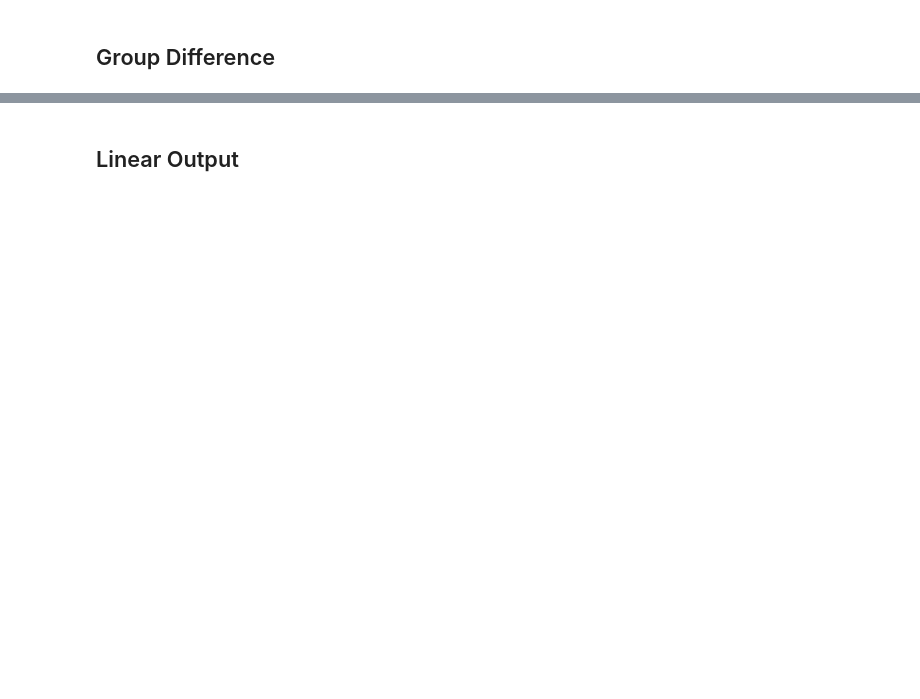
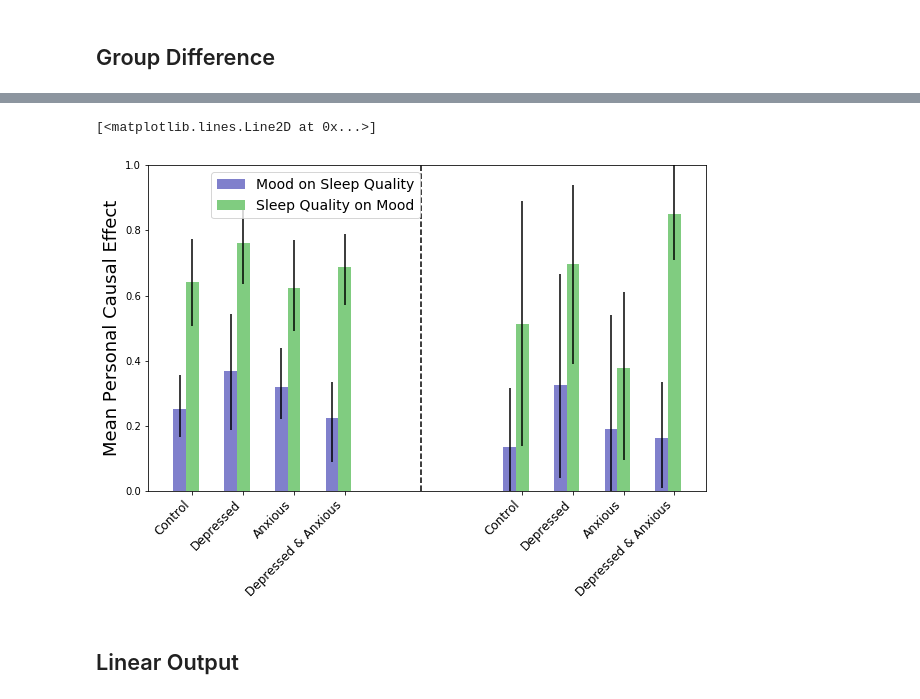
Before and after one commit to striantafillou/causality, a Jupyter notebook: run_psm_lags_groups.ipynb, the cells around one changed output, grey strips where cells are left out. Drawn from its saved outputs; the diff is of its cells as text; code cells hidden in the pictures; blank space fills up the shorter version.

Commit message:
group differences

```diff
--- a/run_psm_lags_groups.ipynb
+++ b/run_psm_lags_groups.ipynb
@@ -11,12 +11,12 @@ with open('data.dat','rb') as f:
 f.close()
 
 # read assessments
-with open('../CS120/Assessment/assessment.dat', 'rb') as f:
+with open('assessment.dat', 'rb') as f:
     ass = pickle.load(f)
 f.close()
 
 # defining groups based on screening data (week 0)
-groups = ['depressed&anxious','anxious','depressed','control']
+groups = ['Depressed & Anxious','Anxious only','Depressed only','Control']
 indg = [np.array([],dtype=int) for i in range(4)]
 for i in range(len(data)):
     ind = np.where(subjects[i]==ass['ID'])[0][0]
@@ -122,58 +192,63 @@ t, p = sp.ttest_ind(es_m2s_um_mean[:,0],es_m2s_um_mean[:,1])
 # %%
 import matplotlib.pyplot as plt
 %matplotlib inline
 
+groups = ['Control', 'Depressed', 'Anxious', 'Depressed & Anxious']
+
 plt.figure(figsize=(10,6))
-yerrs = np.array([[np.mean(es_m2s_um_mean[:,0])-np.percentile(es_m2s_um_mean[:,0],2.5),\
+yerrs = np.array([[np.mean(es_m2s_um_mean[:,3])-np.percentile(es_m2s_um_mean[:,3],2.5),\
+                   np.mean(es_m2s_um_mean[:,2])-np.percentile(es_m2s_um_mean[:,2],2.5),\
                    np.mean(es_m2s_um_mean[:,1])-np.percentile(es_m2s_um_mean[:,1],2.5),\
-                   np.mean(es_m2s_um_mean[:,2])-np.percentile(es_m2s_um_mean[:,2],2.5),\
-                   np.mean(es_m2s_um_mean[:,3])-np.percentile(es_m2s_um_mean[:,3],2.5),\
-                   np.mean(es_m2s_mean[:,0])-np.percentile(es_m2s_mean[:,0],2.5),\
+                   np.mean(es_m2s_um_mean[:,0])-np.percentile(es_m2s_um_mean[:,0],2.5),\
+                   np.mean(es_m2s_mean[:,3])-np.percentile(es_m2s_mean[:,3],2.5),\
+                   np.mean(es_m2s_mean[:,2])-np.percentile(es_m2s_mean[:,2],2.5),\
                    np.mean(es_m2s_mean[:,1])-np.percentile(es_m2s_mean[:,1],2.5),\
-                   np.mean(es_m2s_mean[:,2])-np.percentile(es_m2s_mean[:,2],2.5),\
-                   np.mean(es_m2s_mean[:,3])-np.percentile(es_m2s_mean[:,3],2.5)],\
-    [-np.mean(es_m2s_um_mean[:,0])+np.percentile(es_m2s_um_mean[:,0],97.5),\
+                   np.mean(es_m2s_mean[:,0])-np.percentile(es_m2s_mean[:,0],2.5)],\
+                  [-np.mean(es_m2s_um_mean[:,3])+np.percentile(es_m2s_um_mean[:,3],97.5),\
+                   -np.mean(es_m2s_um_mean[:,2])+np.percentile(es_m2s_um_mean[:,2],97.5),\
                    -np.mean(es_m2s_um_mean[:,1])+np.percentile(es_m2s_um_mean[:,1],97.5),\
-                   -np.mean(es_m2s_um_mean[:,2])+np.percentile(es_m2s_um_mean[:,2],97.5),\
-                   -np.mean(es_m2s_um_mean[:,3])+np.percentile(es_m2s_um_mean[:,3],97.5),\
-                   -np.mean(es_m2s_mean[:,0])+np.percentile(es_m2s_mean[:,0],97.5),\
+                   -np.mean(es_m2s_um_mean[:,0])+np.percentile(es_m2s_um_mean[:,0],97.5),\
+                   -np.mean(es_m2s_mean[:,3])+np.percentile(es_m2s_mean[:,3],97.5),\
+                   -np.mean(es_m2s_mean[:,2])+np.percentile(es_m2s_mean[:,2],97.5),\
                    -np.mean(es_m2s_mean[:,1])+np.percentile(es_m2s_mean[:,1],97.5),\
-                   -np.mean(es_m2s_mean[:,2])+np.percentile(es_m2s_mean[:,2],97.5),\
-                   -np.mean(es_m2s_mean[:,3])+np.percentile(es_m2s_mean[:,3],97.5)]])
+                   -np.mean(es_m2s_mean[:,0])+np.percentile(es_m2s_mean[:,0],97.5)]])
 plt.bar([-4.75,-3.75,-2.75,-1.75,1.75,2.75,3.75,4.75],np.concatenate([np.mean(es_m2s_um_mean,axis=0),np.mean(es_m2s_mean,axis=0)],\
                                  axis=0).reshape([8,1]),yerr=yerrs, ecolor=(0,0,0),width=.25,color=(.5,.5,.8))
-yerrs = np.array([[np.mean(es_s2m_um_mean[:,0])-np.percentile(es_s2m_um_mean[:,0],2.5),\
+yerrs = np.array([[np.mean(es_s2m_um_mean[:,3])-np.percentile(es_s2m_um_mean[:,3],2.5),\
+                   np.mean(es_s2m_um_mean[:,2])-np.percentile(es_s2m_um_mean[:,2],2.5),\
                    np.mean(es_s2m_um_mean[:,1])-np.percentile(es_s2m_um_mean[:,1],2.5),\
-                   np.mean(es_s2m_um_mean[:,2])-np.percentile(es_s2m_um_mean[:,2],2.5),\
-                   np.mean(es_s2m_um_mean[:,3])-np.percentile(es_s2m_um_mean[:,3],2.5),\
-                   np.mean(es_s2m_mean[:,0])-np.percentile(es_s2m_mean[:,0],2.5),\
+                   np.mean(es_s2m_um_mean[:,0])-np.percentile(es_s2m_um_mean[:,0],2.5),\
+                   np.mean(es_s2m_mean[:,3])-np.percentile(es_s2m_mean[:,3],2.5),\
+                   np.mean(es_s2m_mean[:,2])-np.percentile(es_s2m_mean[:,2],2.5),\
                    np.mean(es_s2m_mean[:,1])-np.percentile(es_s2m_mean[:,1],2.5),\
-                   np.mean(es_s2m_mean[:,2])-np.percentile(es_s2m_mean[:,2],2.5),\
-                   np.mean(es_s2m_mean[:,3])-np.percentile(es_s2m_mean[:,3],2.5)],\
-    [-np.mean(es_s2m_um_mean[:,0])+np.percentile(es_s2m_um_mean[:,0],97.5),\
+                   np.mean(es_s2m_mean[:,0])-np.percentile(es_s2m_mean[:,0],2.5)],\
+                  [-np.mean(es_s2m_um_mean[:,3])+np.percentile(es_s2m_um_mean[:,3],97.5),\
+                   -np.mean(es_s2m_um_mean[:,2])+np.percentile(es_s2m_um_mean[:,2],97.5),\
                    -np.mean(es_s2m_um_mean[:,1])+np.percentile(es_s2m_um_mean[:,1],97.5),\
-                   -np.mean(es_s2m_um_mean[:,2])+np.percentile(es_s2m_um_mean[:,2],97.5),\
-                   -np.mean(es_s2m_um_mean[:,3])+np.percentile(es_s2m_um_mean[:,3],97.5),\
-                   -np.mean(es_s2m_mean[:,0])+np.percentile(es_s2m_mean[:,0],97.5),\
+                   -np.mean(es_s2m_um_mean[:,0])+np.percentile(es_s2m_um_mean[:,0],97.5),\
+                   -np.mean(es_s2m_mean[:,3])+np.percentile(es_s2m_mean[:,3],97.5),\
+                   -np.mean(es_s2m_mean[:,2])+np.percentile(es_s2m_mean[:,2],97.5),\
                    -np.mean(es_s2m_mean[:,1])+np.percentile(es_s2m_mean[:,1],97.5),\
-                   -np.mean(es_s2m_mean[:,2])+np.percentile(es_s2m_mean[:,2],97.5),\
-                   -np.mean(es_s2m_mean[:,3])+np.percentile(es_s2m_mean[:,3],97.5)]])
+                   -np.mean(es_s2m_mean[:,0])+np.percentile(es_s2m_mean[:,0],97.5)]])
 plt.bar([-4.5,-3.5,-2.5,-1.5,2,3,4,5],np.concatenate([np.mean(es_s2m_um_mean,axis=0),np.mean(es_s2m_mean,axis=0)],\
                                  axis=0).reshape([8,1]),yerr=yerrs, ecolor=(0,0,0),width=.25,color=(.5,.8,.5))
 
 # plt.text(-.2, .75, '***', fontsize=14)
 # plt.text(1.8, .70, '***', fontsize=14)
 # plt.text(2.8, .72, '***', fontsize=14)
 # plt.text(3.8, .74, '***', fontsize=14)
 # plt.text(4.8, .84, '***', fontsize=14)
 a = plt.ylim([0,1])
 # plt.xlim([-.5,5.5])
-plt.xticks([-4.5,-3.5,-2.5,-1.5,2,3,4,5],groups*2, rotation=90, fontsize=12);
+plt.xticks([-4.5,-3.5,-2.5,-1.5,2,3,4,5],groups*2, rotation=45, fontsize=12, ha='right');
 
 plt.ylabel('Mean Personal Causal Effect',fontsize=18)
 # plt.xlabel('lags 0 to T',fontsize=18)
 plt.legend(['Mood on Sleep Quality','Sleep Quality on Mood'],loc='upper right',bbox_to_anchor=(.5, 1), fontsize=14);
 plt.plot([0,0],[a[0],a[1]],'--',color=(0,0,0))
+# %% [output]
+[<matplotlib.lines.Line2D at 0x...>]
+[figure, added]
 # %% [markdown]
 ## Linear Output
 # %%
```
Also changed, not shown: parts of 7 cells of this notebook, 2 other files.
